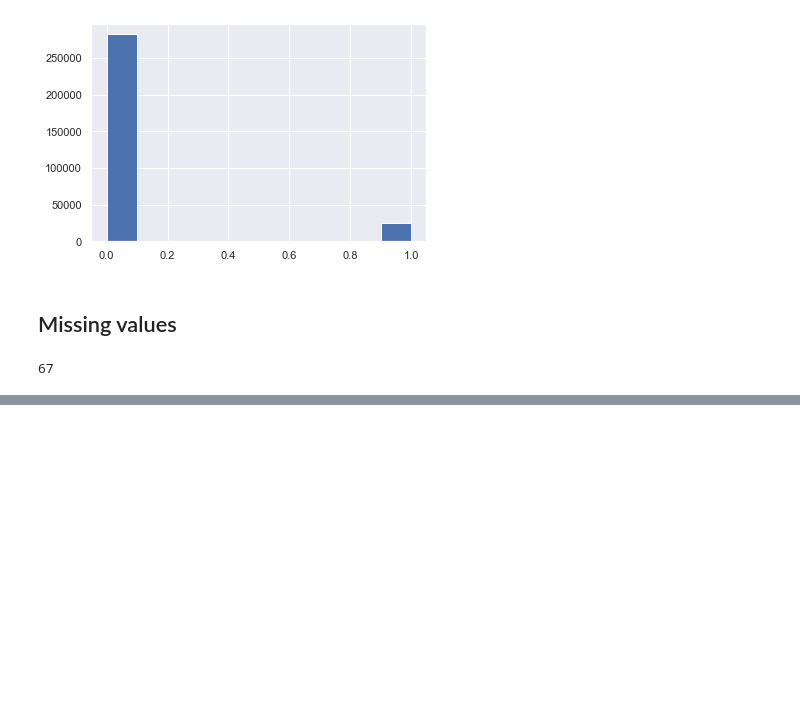
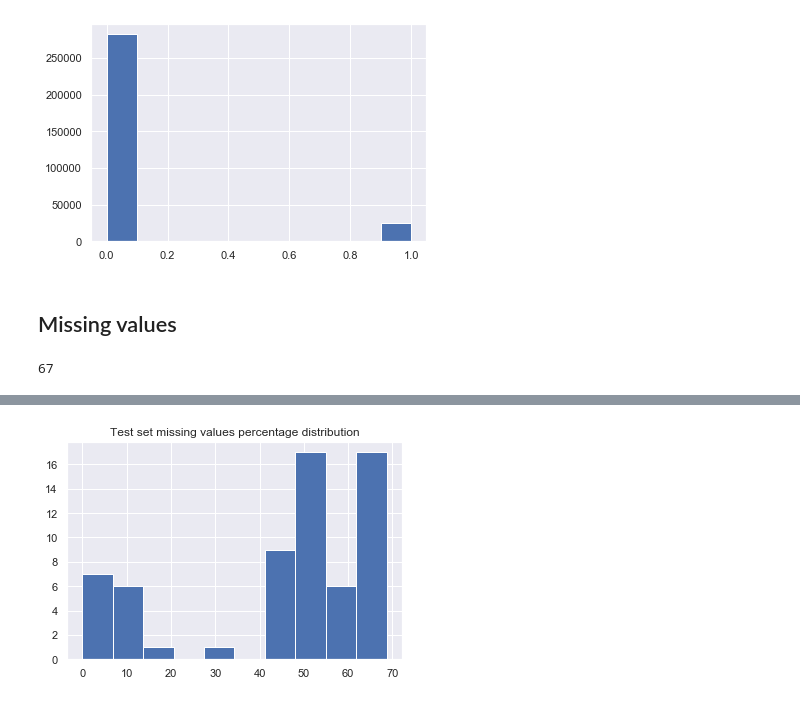
Before and after one commit to gepallas/ML_Home_Credit_Default_Risk, a Jupyter notebook: Credit_Risk_EDA.ipynb, the cells around one changed output, grey strips where cells are left out. Drawn from its saved outputs; the diff is of its cells as text; code cells hidden in the pictures; blank space fills up the shorter version.

```diff
--- a/Credit_Risk_EDA.ipynb
+++ b/Credit_Risk_EDA.ipynb
@@ -217,0 +227,5 @@ There are 64 columns that have missing values.
+# %%
+test_missing_values_col['Missing_percentage'].hist()
+plt.title('Test set missing values percentage distribution');
+# %% [output]
+[figure, added]
```
Also changed, not shown: parts of 17 cells of this notebook.
